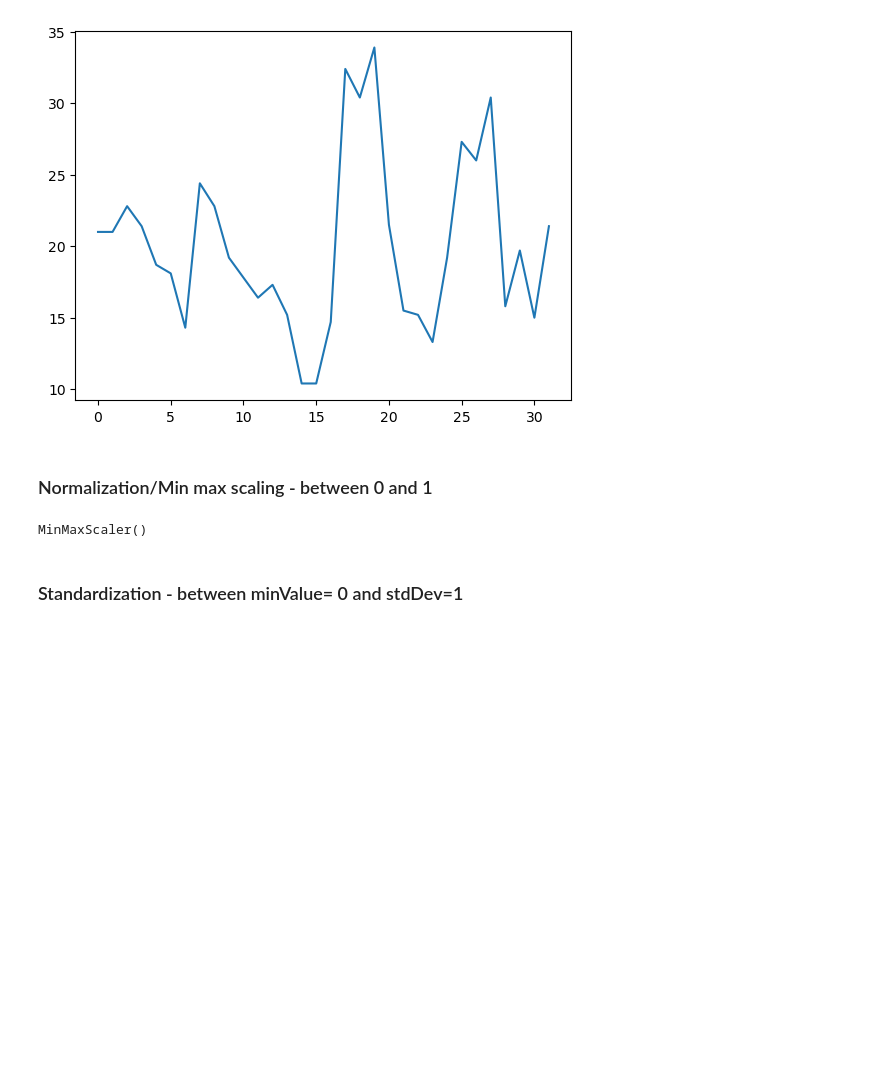
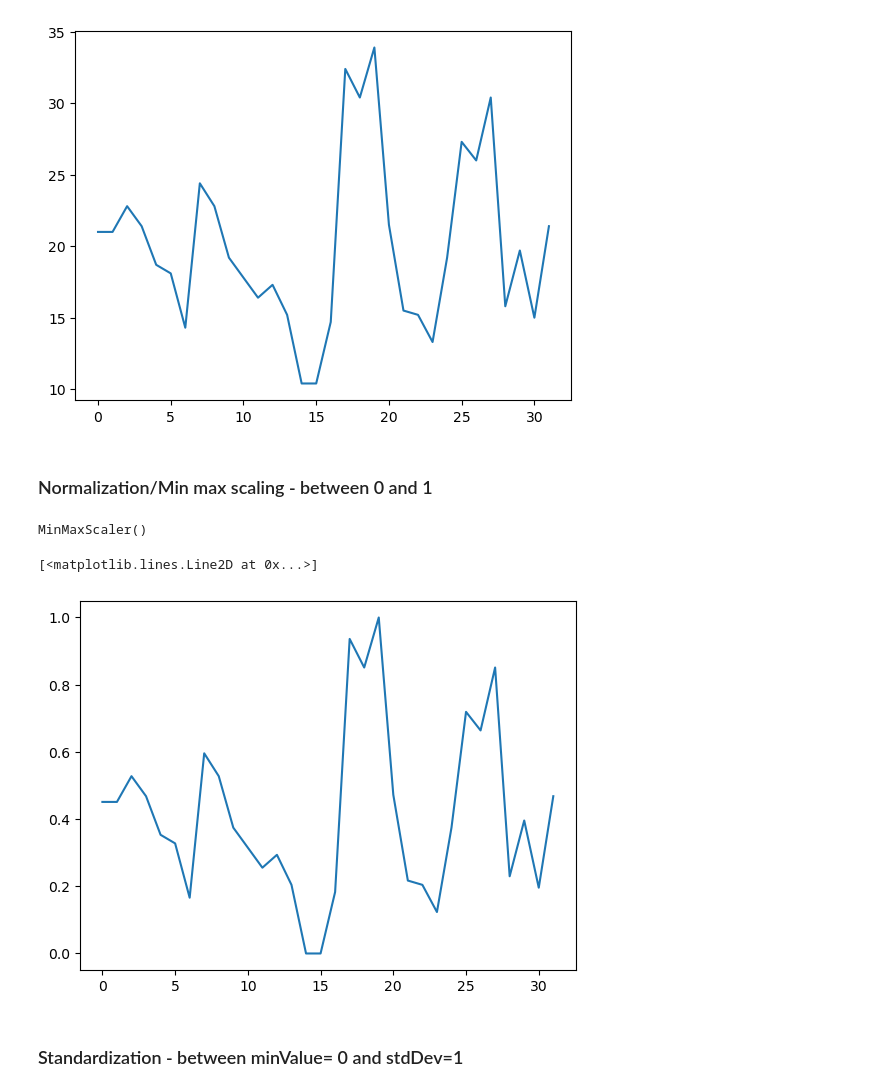
Before and after one commit to MaryWagura/python_for_deep_learning, a Jupyter notebook: notebooks/06_02b.ipynb, the cells around one changed output. Drawn from its saved outputs; the diff is of its cells as text; code cells hidden in the pictures; blank space fills up the shorter version.

```diff
--- a/notebooks/06_02b.ipynb
+++ b/notebooks/06_02b.ipynb
@@ -30,5 +30,11 @@ minmax_scalar = MinMaxScaler()
 minmax_scalar.fit(dataset[['mpg']])
 # %% [output]
 MinMaxScaler()
+# %%
+scaled_data = minmax_scalar.transform(dataset[['mpg']])
+plt.plot(scaled_data)
+# %% [output]
+[<matplotlib.lines.Line2D at 0x...>]
+[figure, added]
 # %% [markdown]
 ### Standardization - between  minValue= 0 and stdDev=1
```
